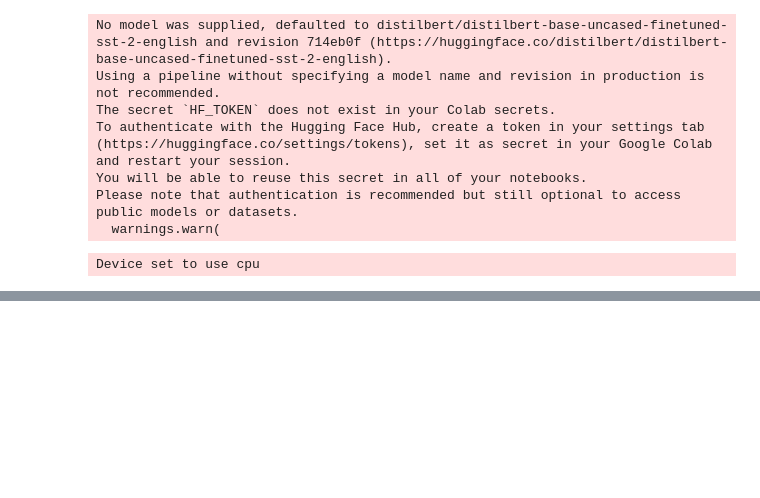
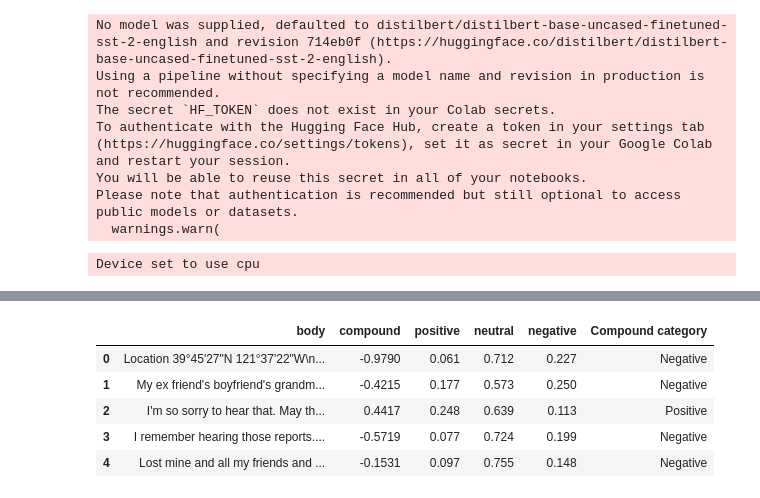
Before and after one commit to RadnuST/AIML, a Jupyter notebook: Reddit_Califonia_fire.ipynb, the cells around one changed output, grey strips where cells are left out. Cells and saved outputs as stored; diff of their text form; code cells hidden in the pictures; blank space fills up the shorter version.

```diff
--- a/Reddit_Califonia_fire.ipynb
+++ b/Reddit_Califonia_fire.ipynb
@@ -99,0 +109,11 @@ Device set to use cpu
+# %%
+# prompt: drop all colums other than body	compound	positive	neutral	negative
+
+import pandas as pd
+
+# Load the data file
+file_path = "/content/vader_sentiment_analysis.csv"  # Assuming the output from the previous code
+df = pd.read_csv(file_path)
+
+# Select only the desired columns
+df = df[['body', 'compound', 'positive', 'neutral', 'negative']]
@@ -99,0 +129,22 @@ Device set to use cpu
+# %%
+import pandas as pd
+
+def categorize_compound(compound):
+    if compound >= 0.05:
+        return 'Positive'
+    elif compound <= -0.05:
+        return 'Negative'
+    else:
+        return 'Neutral'
+
+# Apply the function to create the new column
+df['Compound category'] = df['compound'].apply(categorize_compound)
+# %%
+df.head()
+# %% [output]
+|  | body | compound | positive | neutral | negative | Compound category |
+| 0 | Location 39°45'27"N 121°37'22"W\n... | -0.9790 | 0.061 | 0.712 | 0.227 | Negative |
+| 1 | My ex friend's boyfriend's grandm... | -0.4215 | 0.177 | 0.573 | 0.250 | Negative |
+| 2 | I'm so sorry to hear that. May th... | 0.4417 | 0.248 | 0.639 | 0.113 | Positive |
+| 3 | I remember hearing those reports.... | -0.5719 | 0.077 | 0.724 | 0.199 | Negative |
+| 4 | Lost mine and all my friends and ... | -0.1531 | 0.097 | 0.755 | 0.148 | Negative |
```
Also changed, not shown: parts of 5 cells of this notebook.
